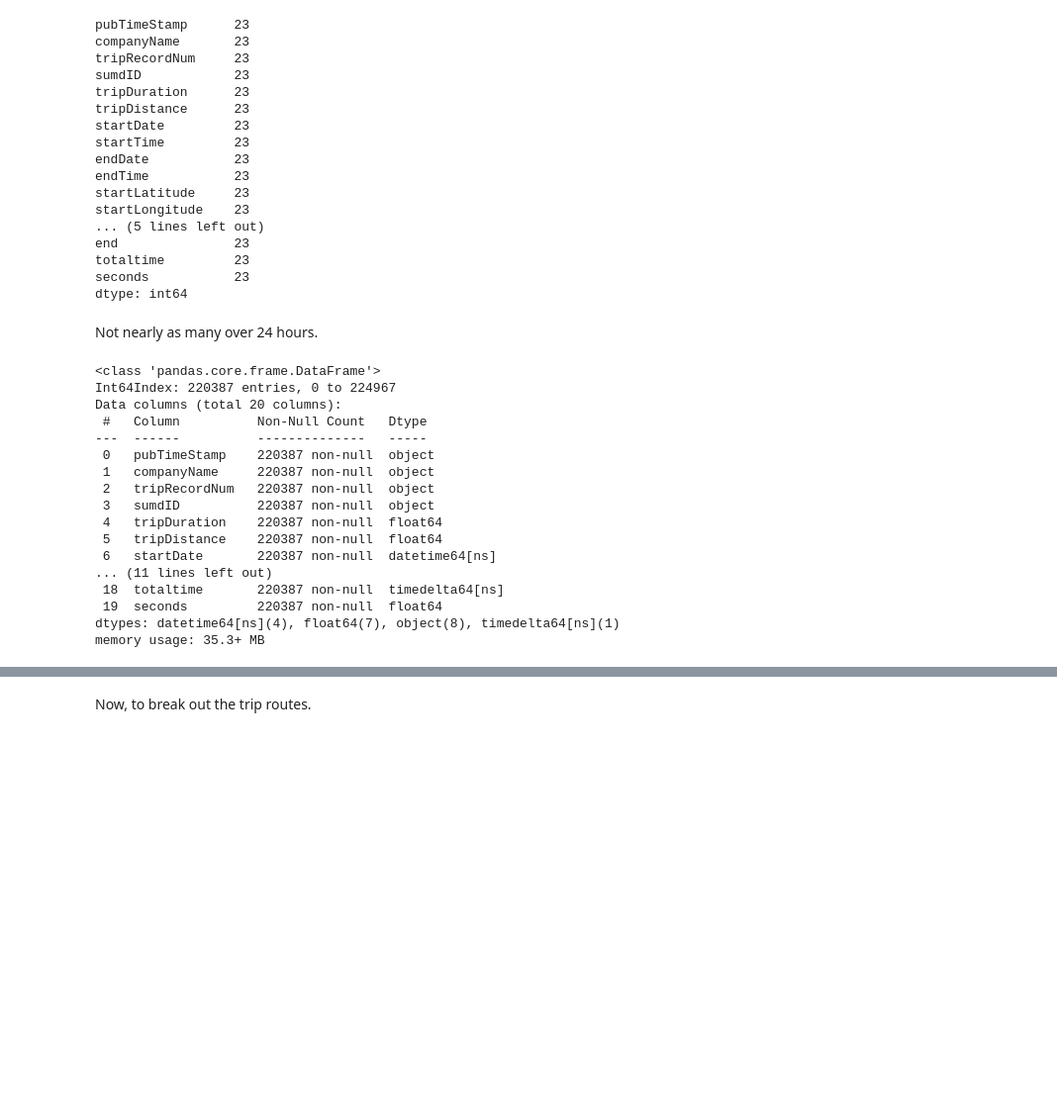
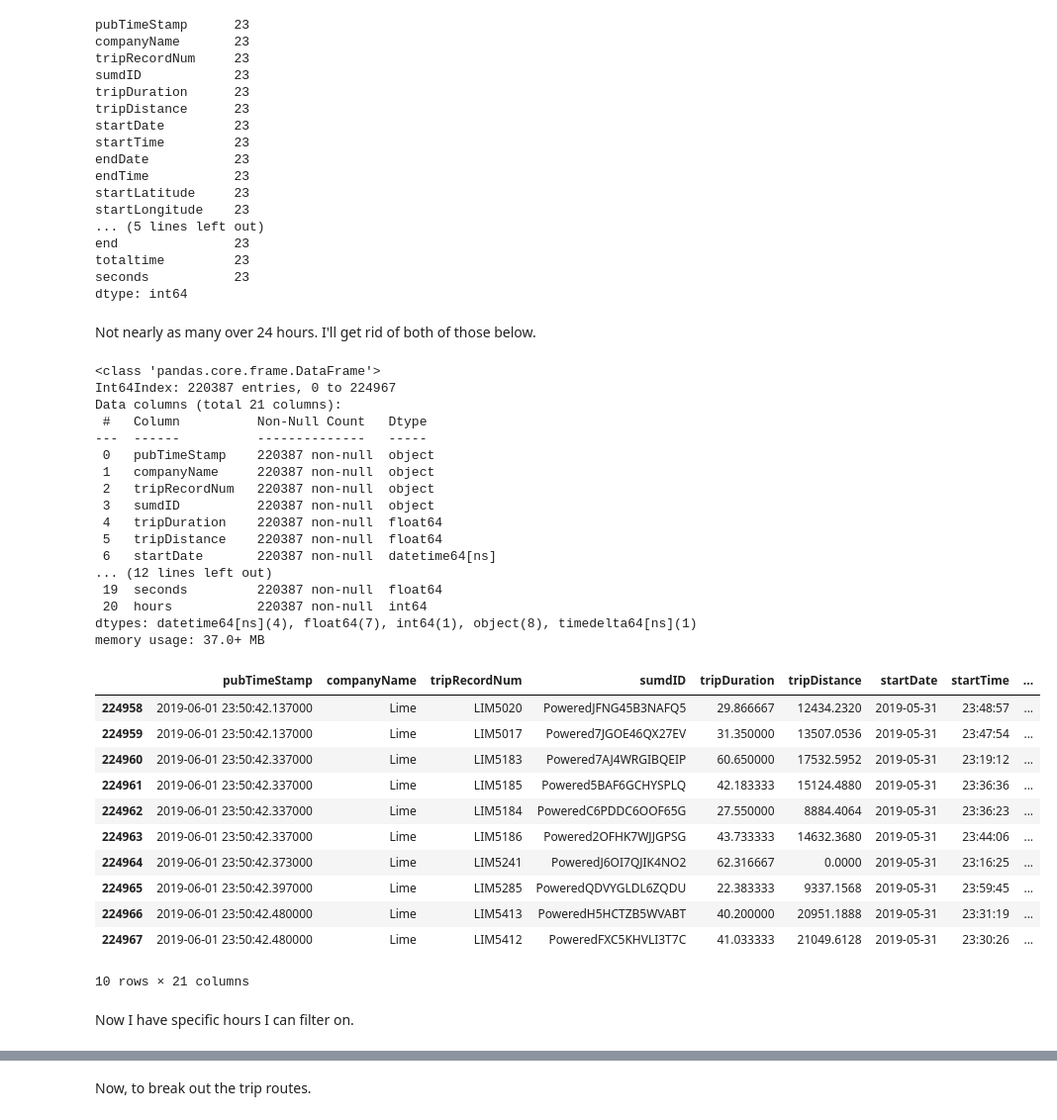
Before and after one commit to Rhunsilval/nashville_scooters_python, a Jupyter notebook: notebooks/6_trip_data.ipynb, the cells around one changed output, grey strips where cells are left out. Shown at 99% size. Cells and saved outputs as stored; diff of their text form; code cells hidden in the pictures; blank space fills up the shorter version.

```diff
--- a/notebooks/6_trip_data.ipynb
+++ b/notebooks/6_trip_data.ipynb
@@ -42,7 +42,3 @@ Data columns (total 16 columns):
  15  create_dt       224969 non-null  object
 dtypes: float64(6), object(10)
 memory usage: 27.5+ MB
-# %%
-may_trip.endTime = pd.to_datetime(may_trip.endTime)
-may_trip.endTime = may_trip.endTime.dt.time
-print(may_trip.head())
@@ -67,9 +45,16 @@ print(may_trip.head())
+# %%
+may_trip.startTime = pd.to_datetime(may_trip.startTime)
+may_trip.endTime = pd.to_datetime(may_trip.endTime)
+
+no_start_date = may_trip['startTime'].apply( lambda d : d.time() )
+no_end_date = may_trip['endTime'].apply( lambda d : d.time() )
+
+may_trip['startTime'] = no_start_date
+may_trip['endTime'] = no_end_date
+
+may_trip.startDate = pd.to_datetime(may_trip.startDate)
+may_trip.endDate = pd.to_datetime(may_trip.endDate)
 # %%
-import datetime
-
-may_trip.startDate = pd.to_datetime(may_trip.startDate, format="%Y/%m/%d")
-may_trip.endDate = pd.to_datetime(may_trip.endDate, format="%Y/%m/%d")
-
 may_trip['start'] = may_trip.apply(lambda r : pd.datetime.combine(r['startDate'],r['startTime']),1)
 may_trip['end'] = may_trip.apply(lambda r : pd.datetime.combine(r['endDate'],r['endTime']),1)
 may_trip['totaltime'] = may_trip['end'] - may_trip['start']
@@ -175,7 +160,7 @@ totaltime         23
 seconds           23
 dtype: int64
 # %% [markdown]
-Not nearly as many over 24 hours.
+Not nearly as many over 24 hours. I'll get rid of both of those below.
 # %%
 may_trip = may_trip.loc[may_trip['seconds'] >= 60]
 may_trip = may_trip.loc[may_trip['seconds'] <= 86400]
@@ -184,7 +169,7 @@ may_trip.info()
 # %% [output]
 <class 'pandas.core.frame.DataFrame'>
 Int64Index: 220387 entries, 0 to 224967
-Data columns (total 20 columns):
+Data columns (total 21 columns):
  #   Column          Non-Null Count   Dtype
 ---  ------          --------------   -----
  0   pubTimeStamp    220387 non-null  object
@@ -194,8 +179,27 @@ Data columns (total 20 columns):
  4   tripDuration    220387 non-null  float64
  5   tripDistance    220387 non-null  float64
  6   startDate       220387 non-null  datetime64[ns]
-... (11 lines left out)
- 18  totaltime       220387 non-null  timedelta64[ns]
+... (12 lines left out)
  19  seconds         220387 non-null  float64
-dtypes: datetime64[ns](4), float64(7), object(8), timedelta64[ns](1)
-memory usage: 35.3+ MB
+ 20  hours           220387 non-null  int64
+dtypes: datetime64[ns](4), float64(7), int64(1), object(8), timedelta64[ns](1)
+memory usage: 37.0+ MB
+# %%
+may_trip['hours'] = may_trip.start.dt.hour
+# %%
+may_trip.tail(10)
+# %% [output]
+|  | pubTimeStamp | companyName | tripRecordNum | sumdID | tripDuration | tripDistance | startDate | startTime | ... |
+| 224958 | 2019-06-01 23:50:42.137000 | Lime | LIM5020 | PoweredJFNG45B3NAFQ5 | 29.866667 | 12434.2320 | 2019-05-31 | 23:48:57 | ... |
+| 224959 | 2019-06-01 23:50:42.137000 | Lime | LIM5017 | Powered7JGOE46QX27EV | 31.350000 | 13507.0536 | 2019-05-31 | 23:47:54 | ... |
+| 224960 | 2019-06-01 23:50:42.337000 | Lime | LIM5183 | Powered7AJ4WRGIBQEIP | 60.650000 | 17532.5952 | 2019-05-31 | 23:19:12 | ... |
+| 224961 | 2019-06-01 23:50:42.337000 | Lime | LIM5185 | Powered5BAF6GCHYSPLQ | 42.183333 | 15124.4880 | 2019-05-31 | 23:36:36 | ... |
+| 224962 | 2019-06-01 23:50:42.337000 | Lime | LIM5184 | PoweredC6PDDC6OOF65G | 27.550000 | 8884.4064 | 2019-05-31 | 23:36:23 | ... |
+| 224963 | 2019-06-01 23:50:42.337000 | Lime | LIM5186 | Powered2OFHK7WJJGPSG | 43.733333 | 14632.3680 | 2019-05-31 | 23:44:06 | ... |
+| 224964 | 2019-06-01 23:50:42.373000 | Lime | LIM5241 | PoweredJ6OI7QJIK4NO2 | 62.316667 | 0.0000 | 2019-05-31 | 23:16:25 | ... |
+| 224965 | 2019-06-01 23:50:42.397000 | Lime | LIM5285 | PoweredQDVYGLDL6ZQDU | 22.383333 | 9337.1568 | 2019-05-31 | 23:59:45 | ... |
+| 224966 | 2019-06-01 23:50:42.480000 | Lime | LIM5413 | PoweredH5HCTZB5WVABT | 40.200000 | 20951.1888 | 2019-05-31 | 23:31:19 | ... |
+| 224967 | 2019-06-01 23:50:42.480000 | Lime | LIM5412 | PoweredFXC5KHVLI3T7C | 41.033333 | 21049.6128 | 2019-05-31 | 23:30:26 | ... |
+10 rows × 21 columns
+# %% [markdown]
+Now I have specific hours I can filter on.
```
Also changed, not shown: parts of 6 cells of this notebook, 1 other file.
